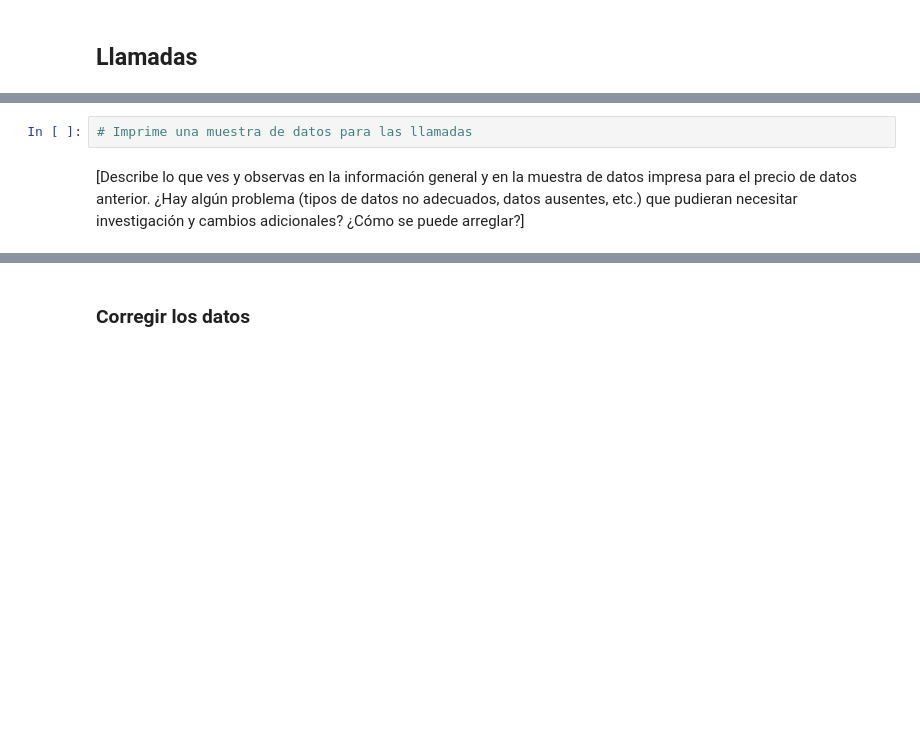
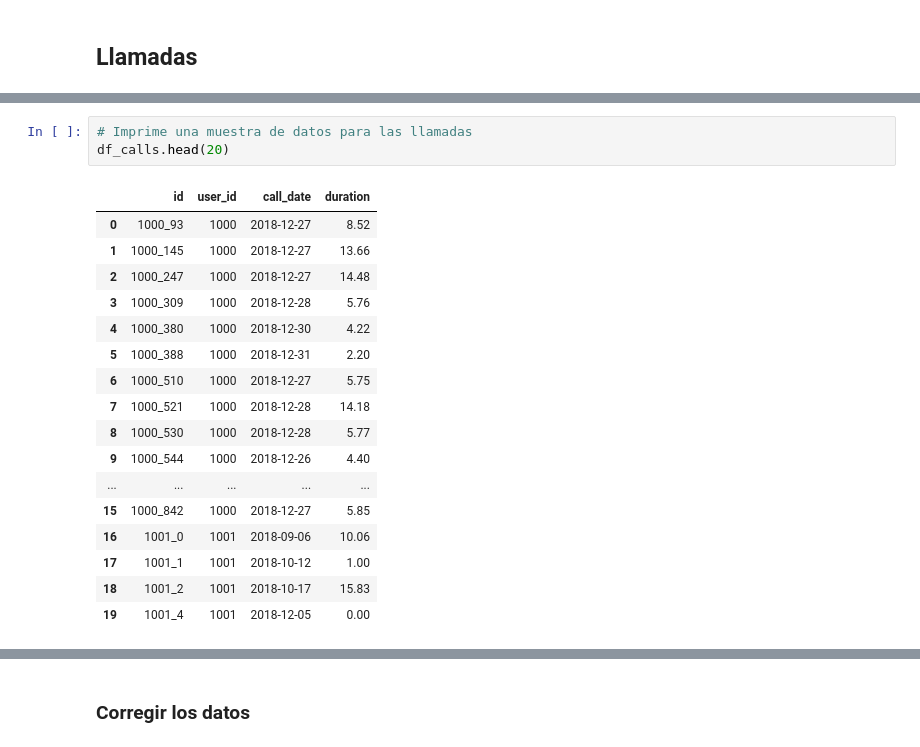
Before and after one commit to RulasBoy/TripleTen-Bootcamp, a Jupyter notebook: Sprint 5/notebook.ipynb, the cells around one changed output, grey strips where cells are left out. Drawn from its saved outputs; the diff is of its cells as text; blank space fills up the shorter version.

```diff
--- a/Sprint 5/notebook.ipynb
+++ b/Sprint 5/notebook.ipynb
@@ -117,4 +237,21 @@ df_plans['gb_per_month_included'] = df_plans['mb_per_month_included'] / 1024
 # %%
 # Imprime una muestra de datos para las llamadas
+df_calls.head(20)
+# %% [output]
+|  | id | user_id | call_date | duration |
+| 0 | 1000_93 | 1000 | 2018-12-27 | 8.52 |
+| 1 | 1000_145 | 1000 | 2018-12-27 | 13.66 |
+| 2 | 1000_247 | 1000 | 2018-12-27 | 14.48 |
+| 3 | 1000_309 | 1000 | 2018-12-28 | 5.76 |
+| 4 | 1000_380 | 1000 | 2018-12-30 | 4.22 |
+| 5 | 1000_388 | 1000 | 2018-12-31 | 2.20 |
+| 6 | 1000_510 | 1000 | 2018-12-27 | 5.75 |
+| 7 | 1000_521 | 1000 | 2018-12-28 | 14.18 |
+| 8 | 1000_530 | 1000 | 2018-12-28 | 5.77 |
+| 9 | 1000_544 | 1000 | 2018-12-26 | 4.40 |
+| ... | ... | ... | ... | ... |
+| 15 | 1000_842 | 1000 | 2018-12-27 | 5.85 |
+| 16 | 1001_0 | 1001 | 2018-09-06 | 10.06 |
+| 17 | 1001_1 | 1001 | 2018-10-12 | 1.00 |
+| 18 | 1001_2 | 1001 | 2018-10-17 | 15.83 |
+| 19 | 1001_4 | 1001 | 2018-12-05 | 0.00 |
-# %% [markdown]
-[Describe lo que ves y observas en la información general y en la muestra de datos impresa para el precio de datos anterior. ¿Hay algún problema (tipos de datos no adecuados, datos ausentes, etc.) que pudieran necesitar investigación y cambios adicionales? ¿Cómo se puede arreglar?]
```
Also changed, not shown: parts of 18 cells of this notebook.
